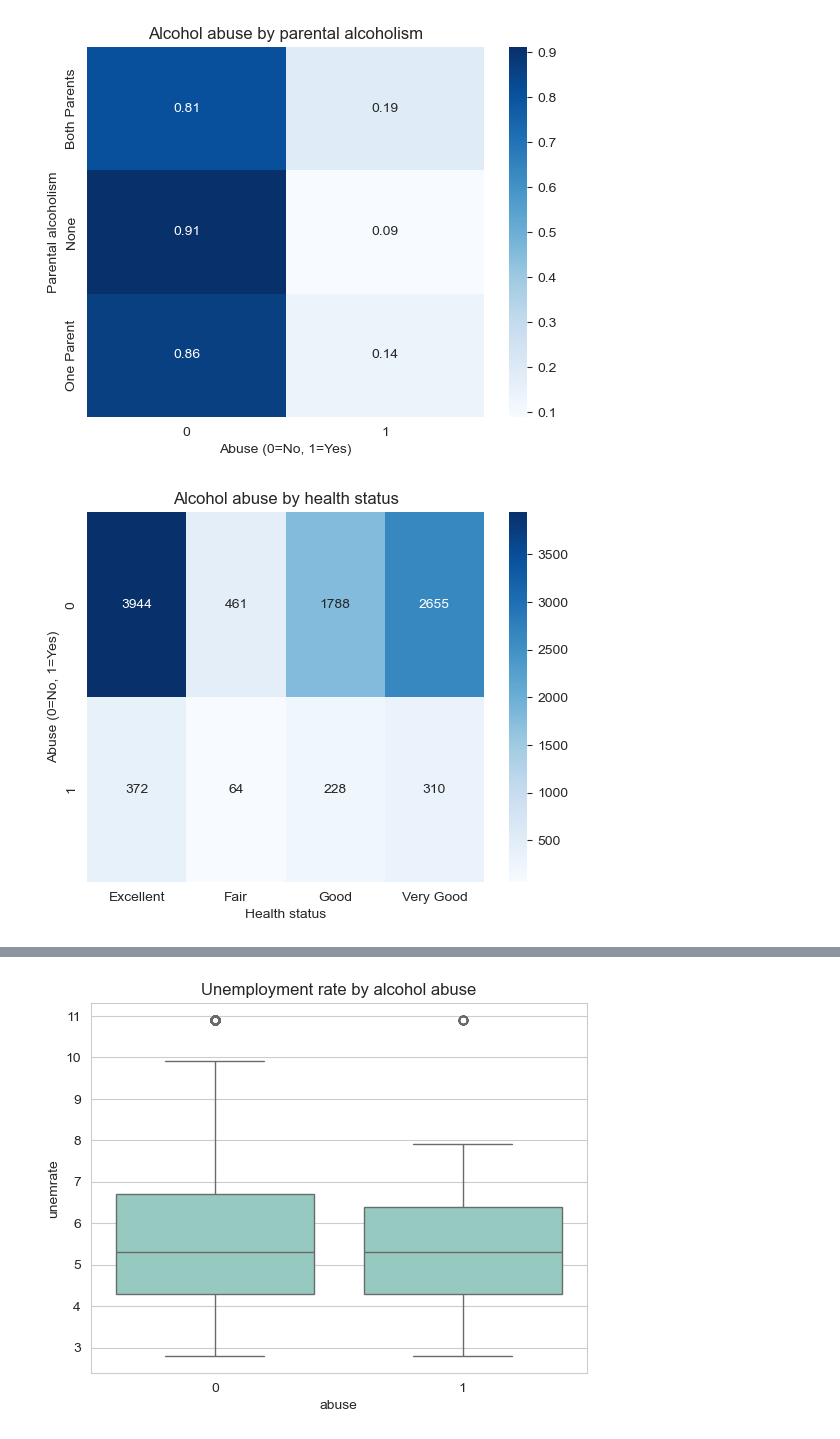
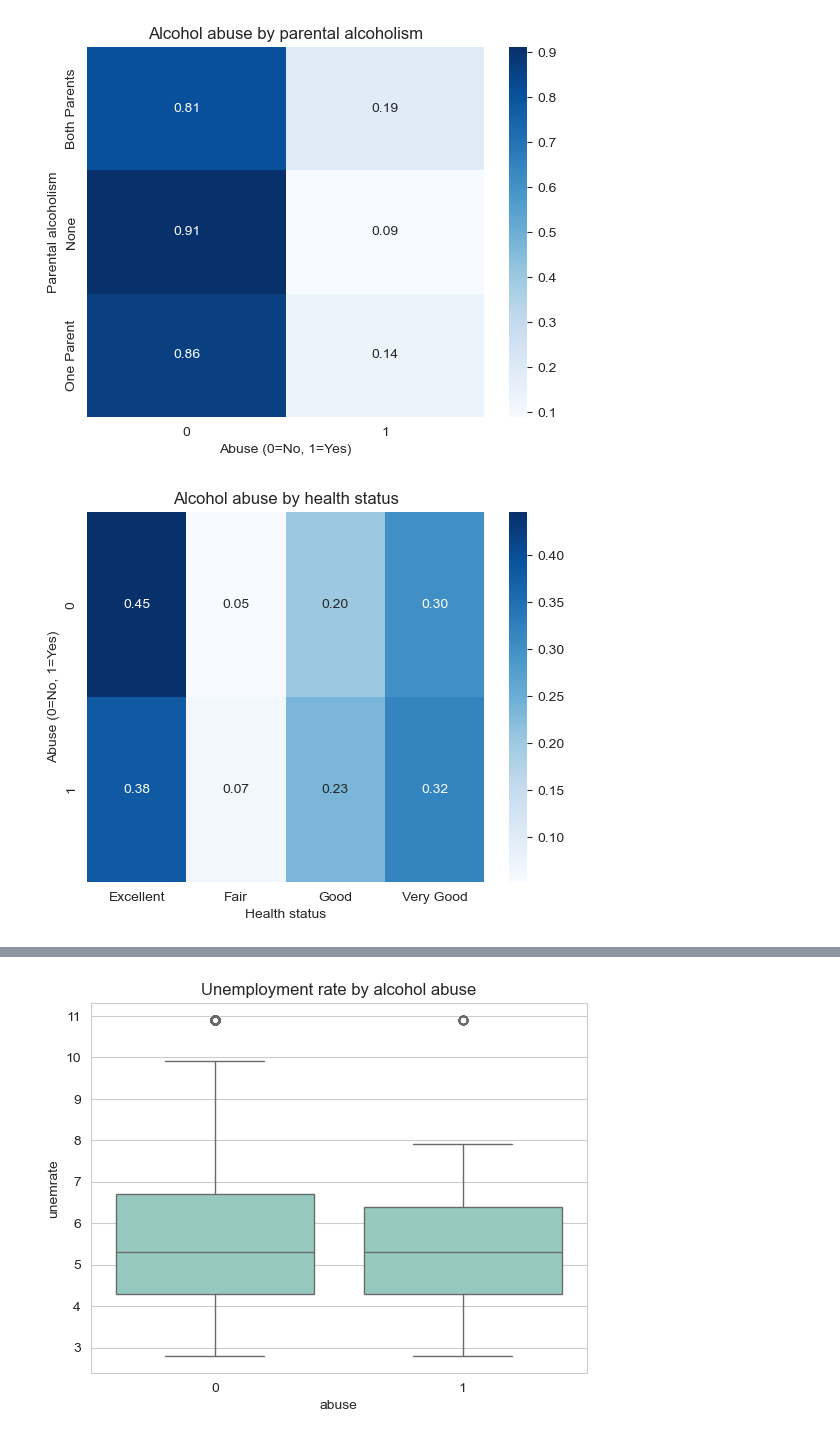
Before and after one commit to RPChinhara/alcohol_abuse_employment, a Jupyter notebook: main.ipynb, the cells around one changed output, grey strips where cells are left out. Cells and saved outputs as stored; diff of their text form; code cells hidden in the pictures.

```diff
--- a/main.ipynb
+++ b/main.ipynb
@@ -166,23 +166,23 @@ plt.show()
 # %%
 viz = data.copy()
 health_vars = ['exhealth', 'vghealth', 'goodhealth', 'fairhealth']
 
 # Create a single categorical health variable
 viz['health_status'] = viz[health_vars].idxmax(axis=1)
 viz['health_status'] = viz['health_status'].replace({
     'exhealth': 'Excellent',
     'vghealth': 'Very Good',
     'goodhealth': 'Good',
     'fairhealth': 'Fair'
 })
 
 # Cross-tabulate
-ct = pd.crosstab(viz['abuse'], viz['health_status'])
+ct = pd.crosstab(viz['abuse'], viz['health_status'], normalize='index')
 
-sns.heatmap(ct, annot=True, fmt='d', cmap='Blues')
+sns.heatmap(ct, annot=True, cmap='Blues', fmt='.2f')
 plt.title('Alcohol abuse by health status')
 plt.xlabel('Health status')
 plt.ylabel('Abuse (0=No, 1=Yes)')
 plt.show()
 # %% [output]
-[figure, old version]
+[figure, new version]
```
Also changed, not shown: parts of 4 cells of this notebook.
